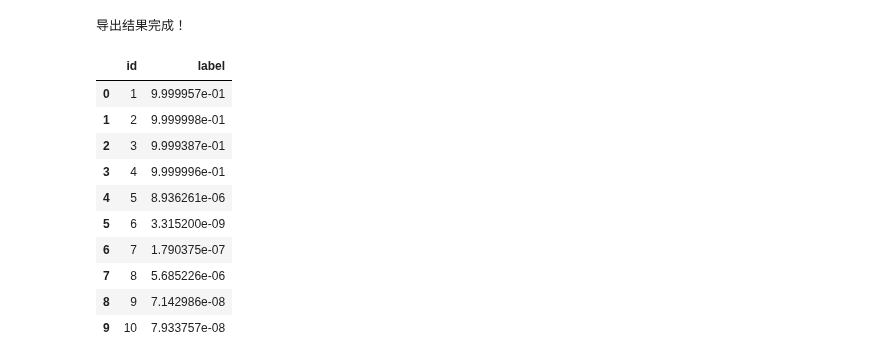
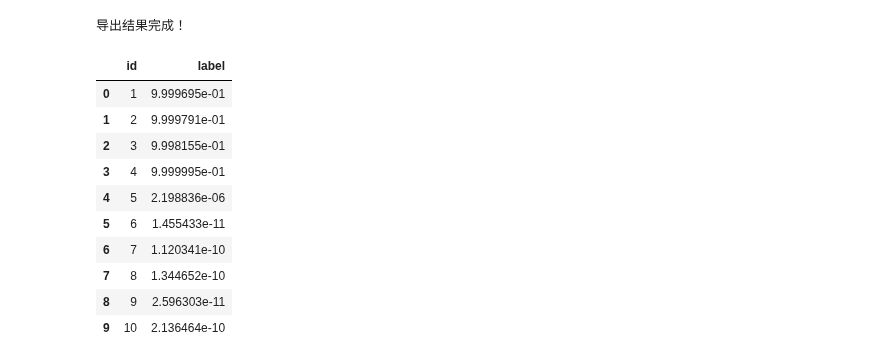
Before and after one commit to sunrise2075/cat_vs_dog_cnn, a Jupyter notebook: cat_vs_dog_model_training.ipynb, the cells around one changed output. Drawn from its saved outputs; the diff is of its cells as text; code cells hidden in the pictures.

Commit message:
pred-25.csv created

```diff
--- a/cat_vs_dog_model_training.ipynb
+++ b/cat_vs_dog_model_training.ipynb
@@ -456,17 +467,17 @@ print("导出结果完成！")
 # %% [output]
 导出结果完成！
 # %%
-solution.to_csv("pred-24.csv", index = False)
+solution.to_csv("pred-25.csv", index = False)
 solution.head(10)
 # %% [output]
 |  | id | label |
-| 0 | 1 | 9.999957e-01 |
-| 1 | 2 | 9.999998e-01 |
-| 2 | 3 | 9.999387e-01 |
-| 3 | 4 | 9.999996e-01 |
-| 4 | 5 | 8.936261e-06 |
-| 5 | 6 | 3.315200e-09 |
-| 6 | 7 | 1.790375e-07 |
-| 7 | 8 | 5.685226e-06 |
-| 8 | 9 | 7.142986e-08 |
-| 9 | 10 | 7.933757e-08 |
+| 0 | 1 | 9.999695e-01 |
+| 1 | 2 | 9.999791e-01 |
+| 2 | 3 | 9.998155e-01 |
+| 3 | 4 | 9.999995e-01 |
+| 4 | 5 | 2.198836e-06 |
+| 5 | 6 | 1.455433e-11 |
+| 6 | 7 | 1.120341e-10 |
+| 7 | 8 | 1.344652e-10 |
+| 8 | 9 | 2.596303e-11 |
+| 9 | 10 | 2.136464e-10 |
```
Also changed, not shown: parts of 5 cells of this notebook, 2 other files.
